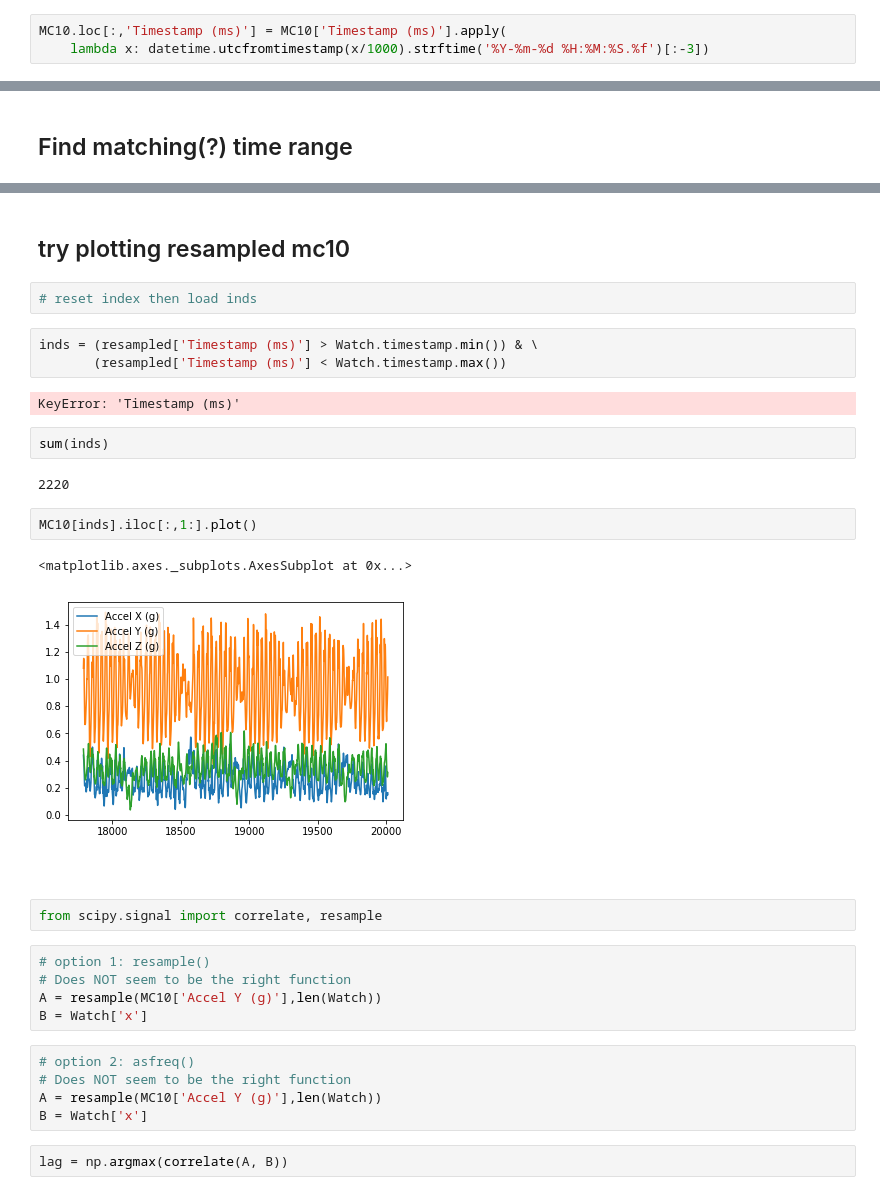
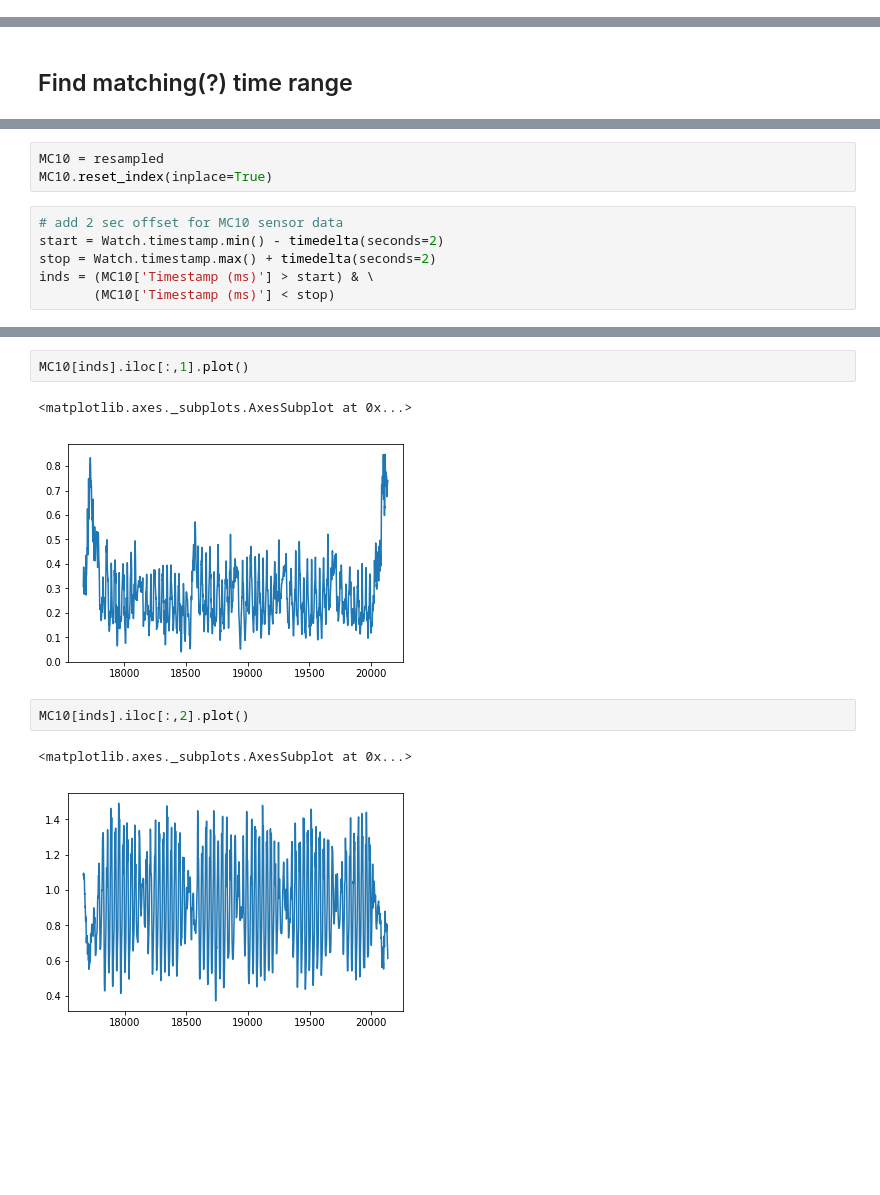
Before and after one commit to kamshee/CIS-PD_Curation, a Jupyter notebook: Correlate Watch Timestamps w MC10.ipynb, the cells around one changed output, grey strips where cells are left out. Drawn from its saved outputs; the diff is of its cells as text; blank space fills up the shorter version.

Commit message:
need to work resample method

```diff
--- a/Correlate Watch Timestamps w MC10.ipynb
+++ b/Correlate Watch Timestamps w MC10.ipynb
@@ -29,5 +36,2 @@ MC10 = pd.read_csv('//FS2.smpp.local\\RTO\\CIS-PD Study\\Subjects\\1004\\dorsal_
-# %%
-MC10.loc[:,'Timestamp (ms)'] = MC10['Timestamp (ms)'].apply(
-    lambda x: datetime.utcfromtimestamp(x/1000).strftime('%Y-%m-%d %H:%M:%S.%f')[:-3])
 # %% [markdown]
 # Downsampling MC10 to match 50Hz on Watch
@@ -141,3 +86,12 @@ inds = (MC10['Timestamp (ms)'] > Watch.timestamp.min()) & \
+# %%
+MC10 = resampled
+MC10.reset_index(inplace=True)
+# %%
+# add 2 sec offset for MC10 sensor data
+start = Watch.timestamp.min() - timedelta(seconds=2)
+stop = Watch.timestamp.max() + timedelta(seconds=2)
+inds = (MC10['Timestamp (ms)'] > start) & \
+       (MC10['Timestamp (ms)'] < stop)
 # %%
 sum(inds)
 # %% [output]
@@ -150,34 +164,10 @@ MC10[inds].iloc[:,1:].plot()
-# %% [markdown]
-## try plotting resampled mc10
-# %%
-# reset index then load inds
-# %%
-inds = (resampled['Timestamp (ms)'] > Watch.timestamp.min()) & \
-       (resampled['Timestamp (ms)'] < Watch.timestamp.max())
-# %% [output]
-KeyError: 'Timestamp (ms)'
-# %%
-sum(inds)
-# %% [output]
-2220
 # %%
-MC10[inds].iloc[:,1:].plot()
+MC10[inds].iloc[:,1].plot()
 # %% [output]
 <matplotlib.axes._subplots.AxesSubplot at 0x...>
-[figure, old version]
+[figure, new version]
-# %% [markdown]
-#
-# %%
-from scipy.signal import correlate, resample
-# %%
-# option 1: resample()
-# Does NOT seem to be the right function
-A = resample(MC10['Accel Y (g)'],len(Watch))
-B = Watch['x']
-# %%
-# option 2: asfreq()
-# Does NOT seem to be the right function
-A = resample(MC10['Accel Y (g)'],len(Watch))
-B = Watch['x']
-# %%
-lag = np.argmax(correlate(A, B))
+# %%
+MC10[inds].iloc[:,2].plot()
+# %% [output]
+<matplotlib.axes._subplots.AxesSubplot at 0x...>
+[figure, added]
```
Also changed, not shown: parts of 72 cells of this notebook.
